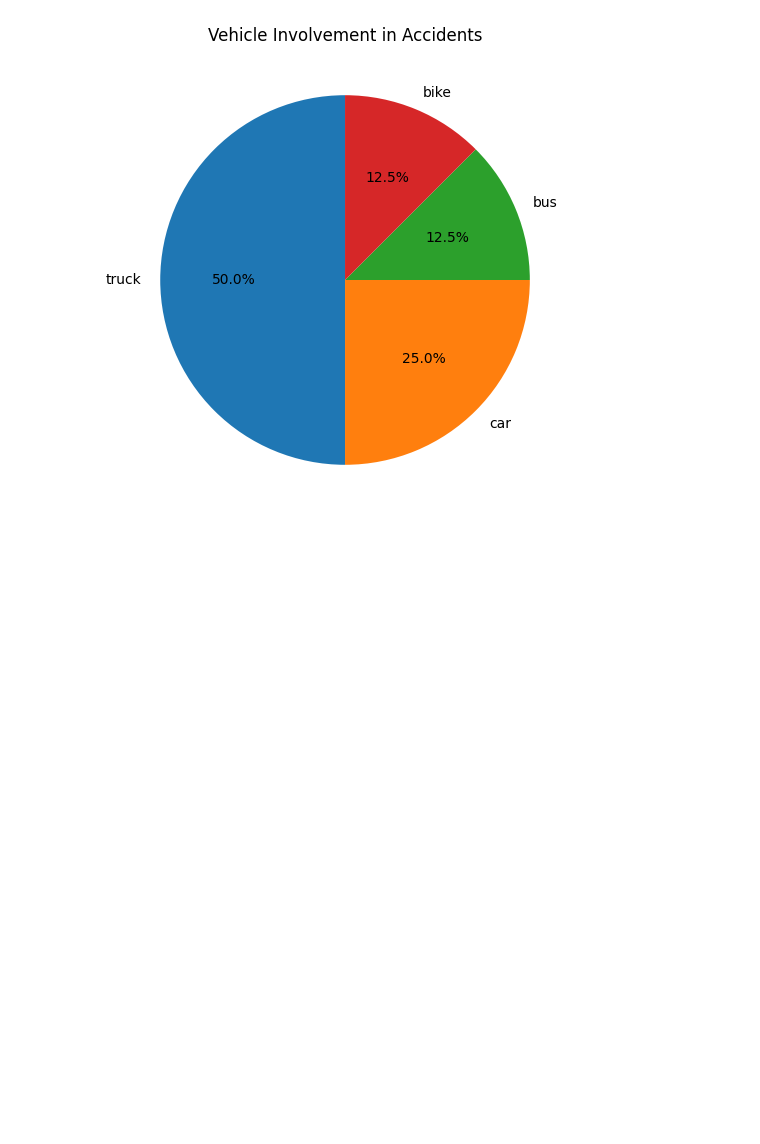
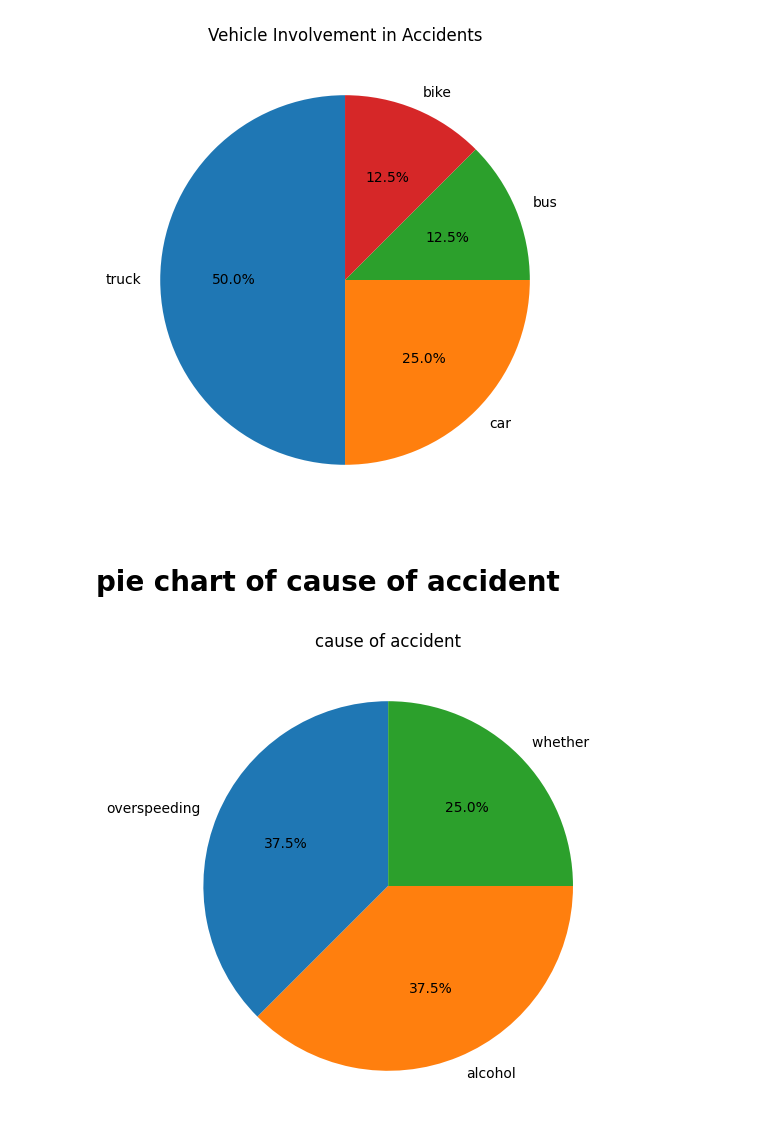
Before and after one commit to nagarneha/traffic_accident-_analysis, a Jupyter notebook: traffic_analysis.ipynb, the cells around one changed output. Drawn from its saved outputs; the diff is of its cells as text; code cells hidden in the pictures; blank space fills up the shorter version.

Commit message:
make pie chart for cause of accident

```diff
--- a/traffic_analysis.ipynb
+++ b/traffic_analysis.ipynb
@@ -206,3 +215,17 @@ plt.ylabel("")
 plt.show()
 # %% [output]
 [figure]
+# %% [markdown]
+# pie chart of cause of accident
+# %%
+df["cause_of_accident"].value_counts().plot(
+    kind="pie",
+    autopct="%1.1f%%",
+    figsize=(6,6),
+    startangle=90
+)
+plt.title("cause of accident")
+plt.ylabel("")
+plt.show()
+# %% [output]
+[figure, added]
```
Also changed, not shown: parts of 7 cells of this notebook.
